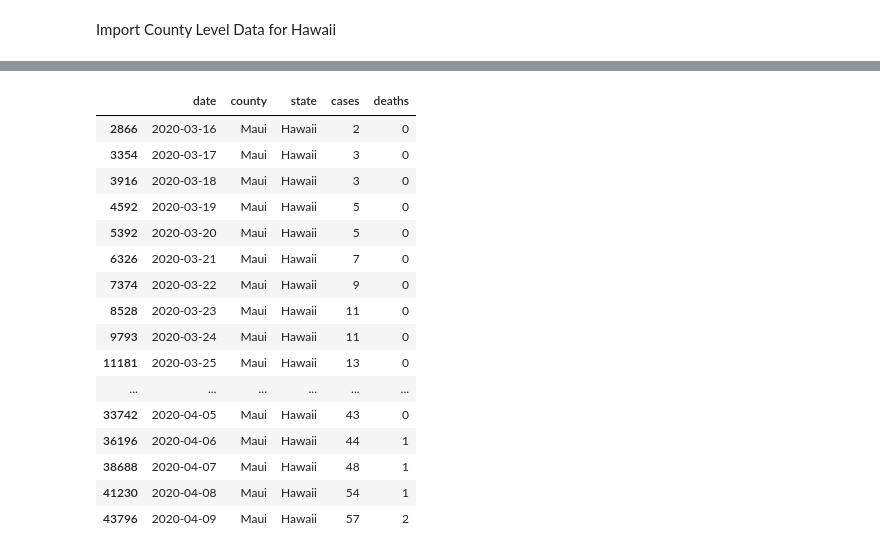
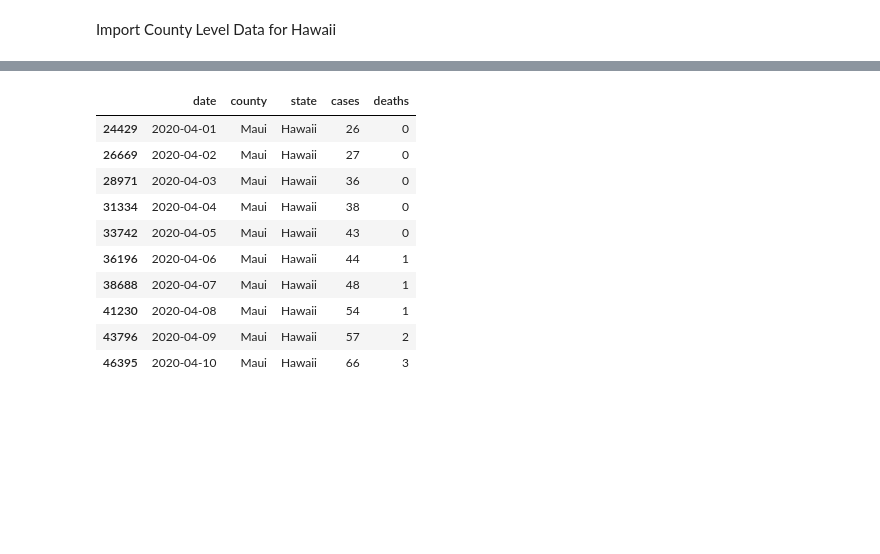
Before and after one commit to leslieshanecr/covid-19-Hawaii, a Jupyter notebook: Covid_19_Hawaii.ipynb, the cells around one changed output, grey strips where cells are left out. Drawn from its saved outputs; the diff is of its cells as text; code cells hidden in the pictures; blank space fills up the shorter version.

```diff
--- a/Covid_19_Hawaii.ipynb
+++ b/Covid_19_Hawaii.ipynb
@@ -169,24 +183,18 @@ df.tail(10)
 # %%
 Maui_County_df = df[df["county"]== "Maui"].drop(columns = "fips")
-Maui_County_df.tail(25)
+Maui_County_df.tail(10)
 # %% [output]
 |  | date | county | state | cases | deaths |
-| 2866 | 2020-03-16 | Maui | Hawaii | 2 | 0 |
-| 3354 | 2020-03-17 | Maui | Hawaii | 3 | 0 |
-| 3916 | 2020-03-18 | Maui | Hawaii | 3 | 0 |
-| 4592 | 2020-03-19 | Maui | Hawaii | 5 | 0 |
-| 5392 | 2020-03-20 | Maui | Hawaii | 5 | 0 |
-| 6326 | 2020-03-21 | Maui | Hawaii | 7 | 0 |
-| 7374 | 2020-03-22 | Maui | Hawaii | 9 | 0 |
-| 8528 | 2020-03-23 | Maui | Hawaii | 11 | 0 |
-| 9793 | 2020-03-24 | Maui | Hawaii | 11 | 0 |
-| 11181 | 2020-03-25 | Maui | Hawaii | 13 | 0 |
-| ... | ... | ... | ... | ... | ... |
+| 24429 | 2020-04-01 | Maui | Hawaii | 26 | 0 |
+| 26669 | 2020-04-02 | Maui | Hawaii | 27 | 0 |
+| 28971 | 2020-04-03 | Maui | Hawaii | 36 | 0 |
+| 31334 | 2020-04-04 | Maui | Hawaii | 38 | 0 |
 | 33742 | 2020-04-05 | Maui | Hawaii | 43 | 0 |
 | 36196 | 2020-04-06 | Maui | Hawaii | 44 | 1 |
 | 38688 | 2020-04-07 | Maui | Hawaii | 48 | 1 |
 | 41230 | 2020-04-08 | Maui | Hawaii | 54 | 1 |
 | 43796 | 2020-04-09 | Maui | Hawaii | 57 | 2 |
+| 46395 | 2020-04-10 | Maui | Hawaii | 66 | 3 |
 # %%
 import seaborn as sns
 sns.scatterplot(x="cases", y="deaths",
```
Also changed, not shown: parts of 17 cells of this notebook.
